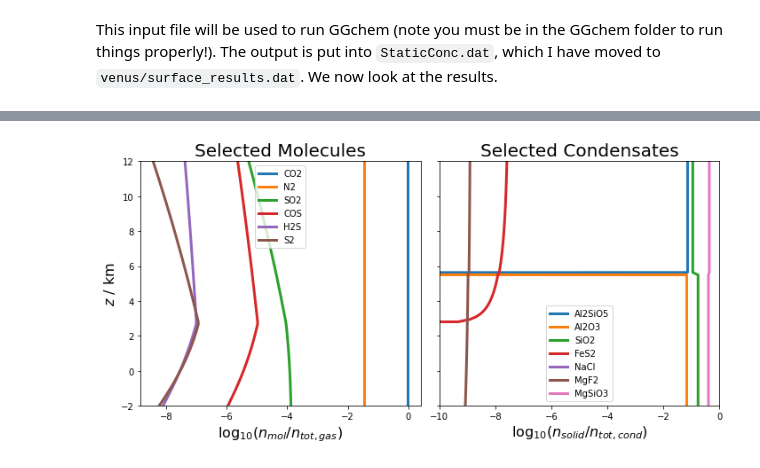
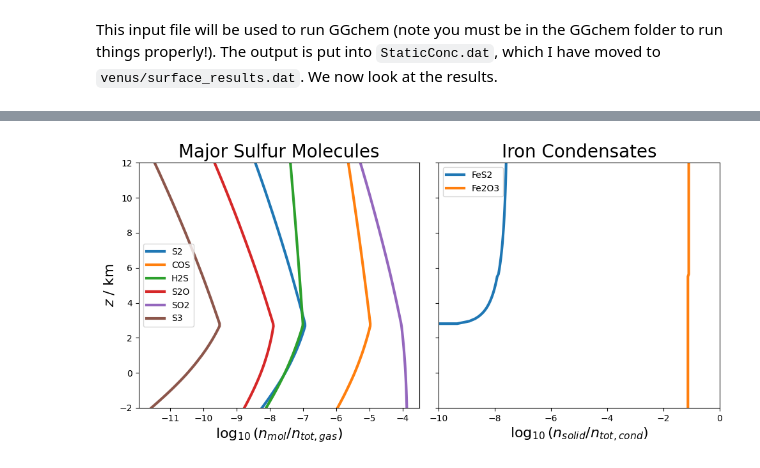
Before and after one commit to xbyrne/sai, a Jupyter notebook: venus/venus_altitude_composition.ipynb, the cells around one changed output, grey strips where cells are left out. Cells and saved outputs as stored; diff of their text form; code cells hidden in the pictures.

```diff
--- a/venus/venus_altitude_composition.ipynb
+++ b/venus/venus_altitude_composition.ipynb
@@ -114,86 +115,80 @@ df.head()
 5 rows × 752 columns
+# %%
+gas_species_names = np.array(
+    df.columns[3:4+N_elements+N_molecules]
+)
+gas_species_cm3 = np.array(df[gas_species_names]).reshape(
+    (100, 1+N_elements+N_molecules)
+)
+gas_species_cm3 = gas_species_cm3.T # put species axis first. Shape: (349, 100)
+gas_species_mr = 10**gas_species_cm3 / np.sum(10**gas_species_cm3, axis=0)
+
+condensate_colnames = np.array(
+    df.columns[4+N_elements+N_molecules+N_condensates:
+               4+N_elements+N_molecules+2*N_condensates]
+)
+condensates_orig_units = np.array(df[condensate_colnames]).reshape(
+    (100, N_condensates)
+)
+condensates_orig_units = condensates_orig_units.T # ", shape: (190,100)
+condensates_mf = 10**condensates_orig_units / np.sum(10**condensates_orig_units, axis=0)
 # %%
 important_molecules = [
-    'CO2','N2',
-    'SO2','COS','H2S','S2',
+#     'CO2','N2',
+#     'SO2','COS','H2S','S2',
 #     'CO','H2O','H2','HCL','HF',#'Ar','Ne',
 #     'H2SO4'
+    gn for gn in gas_species_names\
+    if ('S' in gn)&('SI' not in gn.upper())&\
+    (np.max(gas_species_mr[gas_species_names==gn])>1e-10)
 ]
 selected_condensates = [
-    'Al2SiO5','Al2O3','SiO2',
-#     'CaMgC2O6','MgCO3','Mg3Si4O12H2',
-    'FeS2',
-    'NaCl',
-    'MgF2','MgSiO3',
-#     'CaAl2Si2O8',
-#     'NaAlSi3O8','KAlSi3O8','CaSO4',
-#     'Fe2O3','Fe3O4','FeO',
-#     'TiO2','Mn3Al2Si3O12'
+    cn[1:] for cn in condensate_colnames\
+#     if np.ptp(condensates_mf[condensate_colnames==cn]) > 1e-50
+    if ('Fe' in cn)&\
+    (np.max(condensates_mf[condensate_colnames==cn])>1e-300)
 ]
-
-def concentration(molecule, df, N_elements, N_molecules):
-    """
-    Returns the concentrations of a particular species, as a function of T, from a given df
-    """
-    return 10**(
-        df[molecule] - np.log10(
-            np.sum(
-                10**df[
-                    df.columns[3: 4+N_elements+N_molecules] # including e-, gaseous elements, gaseous molecules
-                ],
-                axis=1
-            )
-        )
-    )
-def condensed_mole_fraction(condensate, df, N_elements, N_molecules, N_condensates):
-    """
-    Returns the molar fractions of condensed species
-    """
-    return 10**(
-        df[f'n{condensate}'] - np.log10(np.sum(10**df[df.columns[4+N_elements+N_molecules+N_condensates:
-                                                                 4+N_elements+N_molecules+2*N_condensates]],
-                                               axis=1
-                                              )
-                                       )
-    )
 
 fg, axs = plt.subplots(1,2,figsize=(10,5),
                       sharey=True)
 ax = axs[0]
 for molecule in important_molecules:
-    concs = np.log10(concentration(molecule, df, N_elements, N_molecules))
     ax.plot(
-        concs,
+        np.log10(
+            gas_species_mr[gas_species_names==molecule][0]
+        ),
         df.index,
         label=molecule,
         lw=3
 )
 ax.legend(important_molecules, fontsize=10)
 ax.set_xlabel('$\log_{10} (n_{mol} / n_{tot, gas})$', fontsize=16)
 ax.set_ylabel('$z$ / km', fontsize=16);
 ax.set_ylim([
     np.min(df.index.tolist()),
     np.max(df.index.tolist())
 ])
-ax.set_title('Selected Molecules', fontsize=20)
+ax.set_title('Major Sulfur Molecules', fontsize=20)
 
 ax = axs[1]
 for i, condensate in enumerate(selected_condensates):
-    concs = np.log10(condensed_mole_fraction(condensate, df, N_elements, N_molecules, N_condensates))
     ax.plot(
-        concs,
+        np.log10(
+            condensates_mf[condensate_colnames==f'n{condensate}'][0]
+        ),
         df.index,
         label=condensate,
         lw=3
     )
 ax.legend(selected_condensates, fontsize=10)
 ax.set_xlabel('$\log_{10} (n_{solid} / n_{tot, cond})$', fontsize=16)
 ax.set_xlim([-10,0])
 ax.set_ylim([
     np.min(df.index.tolist()),
     np.max(df.index.tolist())
 ])
-ax.set_title('Selected Condensates', fontsize=20);
+ax.set_title('Iron Condensates', fontsize=20)
+# ax.set_xscale('log');
 plt.tight_layout()
 # %% [output]
-[figure, old version]
+[figure, new version]
```
Also changed, not shown: parts of 6 cells of this notebook.
